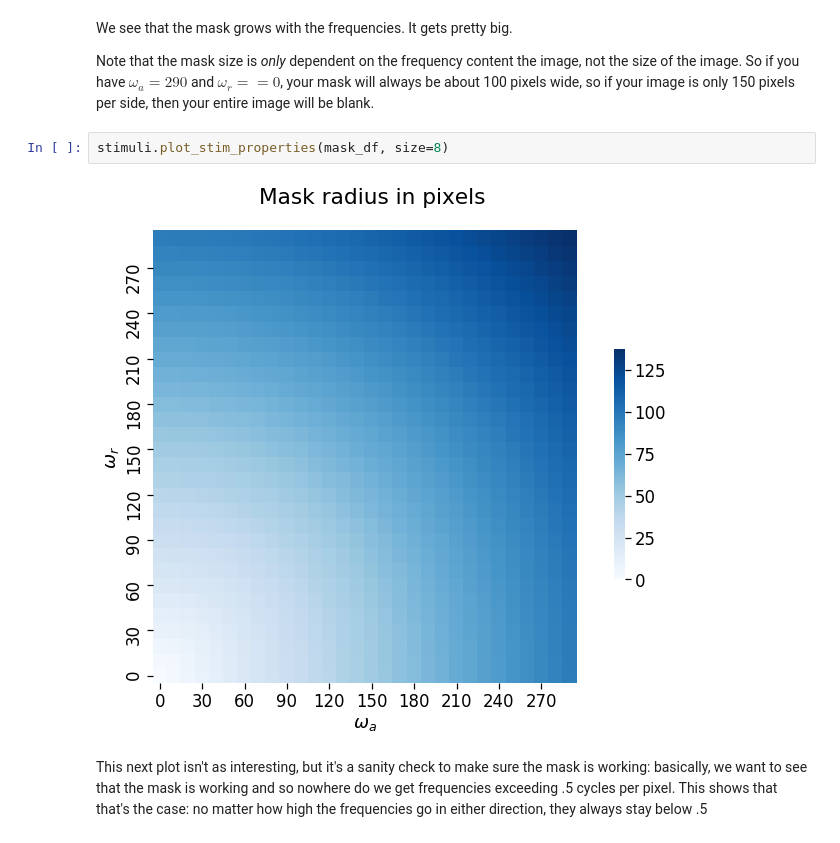
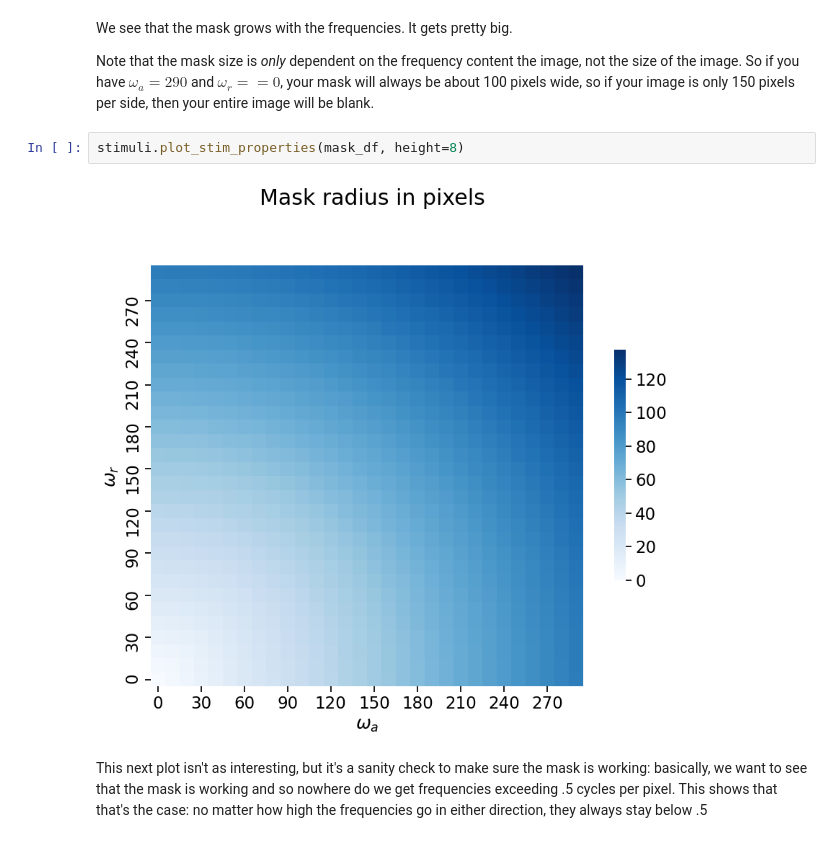
Before and after one commit to billbrod/spatial-frequency-stimuli, a Jupyter notebook: Tutorial.ipynb, the cells around one changed output. Drawn from its saved outputs; the diff is of its cells as text.

```diff
--- a/Tutorial.ipynb
+++ b/Tutorial.ipynb
@@ -104,9 +104,9 @@ We see that the mask grows with the frequencies. It gets pretty big.
 
 Note that the mask size is *only* dependent on the frequency content the image, not the size of the image. So if you have $\omega_a=290$ and $\omega_r==0$, your mask will always be about 100 pixels wide, so if your image is only 150 pixels per side, then your entire image will be blank.
 # %%
-stimuli.plot_stim_properties(mask_df, size=8)
+stimuli.plot_stim_properties(mask_df, height=8)
 # %% [output]
-[figure, old version]
+[figure, new version]
 # %% [markdown]
 This next plot isn't as interesting, but it's a sanity check to make sure the mask is working: basically, we want to see that the mask is working and so nowhere do we get frequencies exceeding .5 cycles per pixel. This shows that that's the case: no matter how high the frequencies go in either direction, they always stay below .5
 # %%
```
Also changed, not shown: parts of 15 cells of this notebook, 3 other files.
